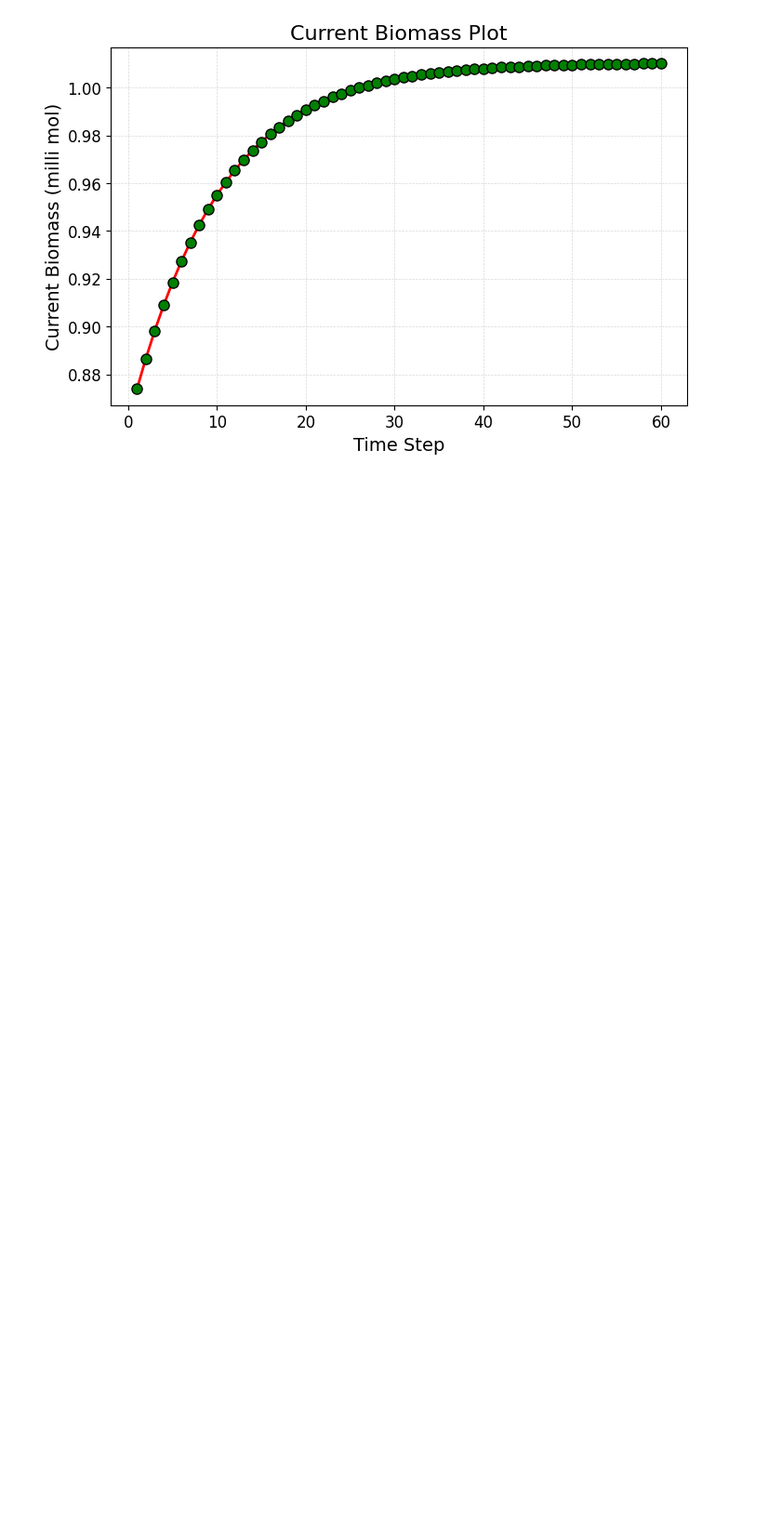
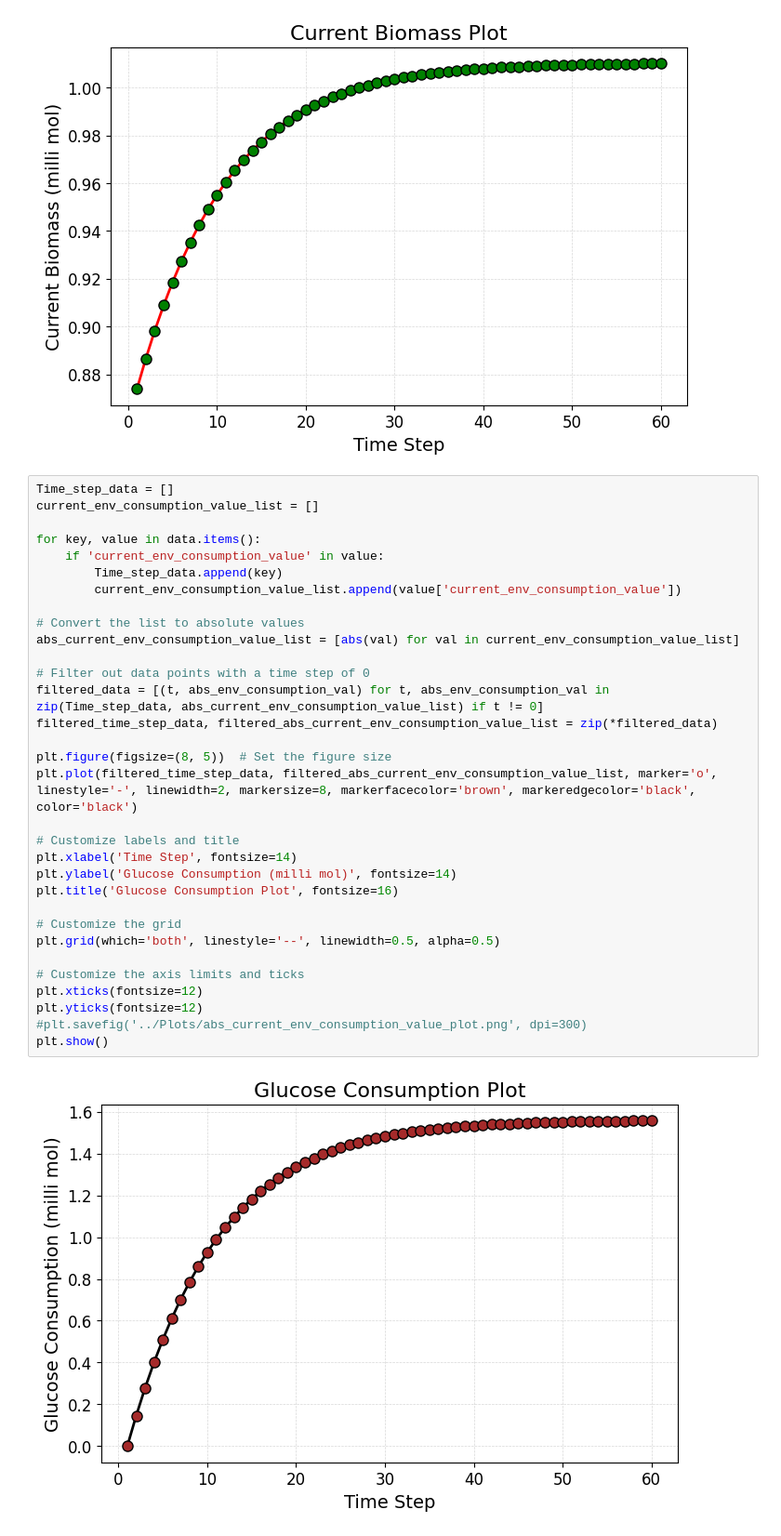
Before and after one commit to vivarium-collective/Microbiome, a Jupyter notebook: Notebooks/dFBA.ipynb, the cells around one changed output. Shown at 93% size. Saved outputs shown, nothing was run; the diff lists cells and outputs as text; blank space fills up the shorter version.

Commit message:
Glucose consumption process added: Env_calculator class

```diff
--- a/Notebooks/dFBA.ipynb
+++ b/Notebooks/dFBA.ipynb
@@ -91,6 +91,40 @@ plt.yticks(fontsize=12)
 plt.show()
 # %% [output]
 [figure]
+# %%
+Time_step_data = []
+current_env_consumption_value_list = []
+
+for key, value in data.items():
+    if 'current_env_consumption_value' in value:
+        Time_step_data.append(key)
+        current_env_consumption_value_list.append(value['current_env_consumption_value'])
+
+# Convert the list to absolute values
+abs_current_env_consumption_value_list = [abs(val) for val in current_env_consumption_value_list]
+
+# Filter out data points with a time step of 0
+filtered_data = [(t, abs_env_consumption_val) for t, abs_env_consumption_val in zip(Time_step_data, abs_current_env_consumption_value_list) if t != 0]
+filtered_time_step_data, filtered_abs_current_env_consumption_value_list = zip(*filtered_data)
+
+plt.figure(figsize=(8, 5))  # Set the figure size
+plt.plot(filtered_time_step_data, filtered_abs_current_env_consumption_value_list, marker='o', linestyle='-', linewidth=2, markersize=8, markerfacecolor='brown', markeredgecolor='black', color='black')
+
+# Customize labels and title
+plt.xlabel('Time Step', fontsize=14)
+plt.ylabel('Glucose Consumption (milli mol)', fontsize=14)
+plt.title('Glucose Consumption Plot', fontsize=16)
+
+# Customize the grid
+plt.grid(which='both', linestyle='--', linewidth=0.5, alpha=0.5)
+
+# Customize the axis limits and ticks
+plt.xticks(fontsize=12)
+plt.yticks(fontsize=12)
+#plt.savefig('../Plots/abs_current_env_consumption_value_plot.png', dpi=300)
+plt.show()
+# %% [output]
+[figure, added]
 # %%
 # Set the desired time-step
 requested_time_step = 2
```
Also changed, not shown: parts of 4 cells of this notebook, 1 other file.
